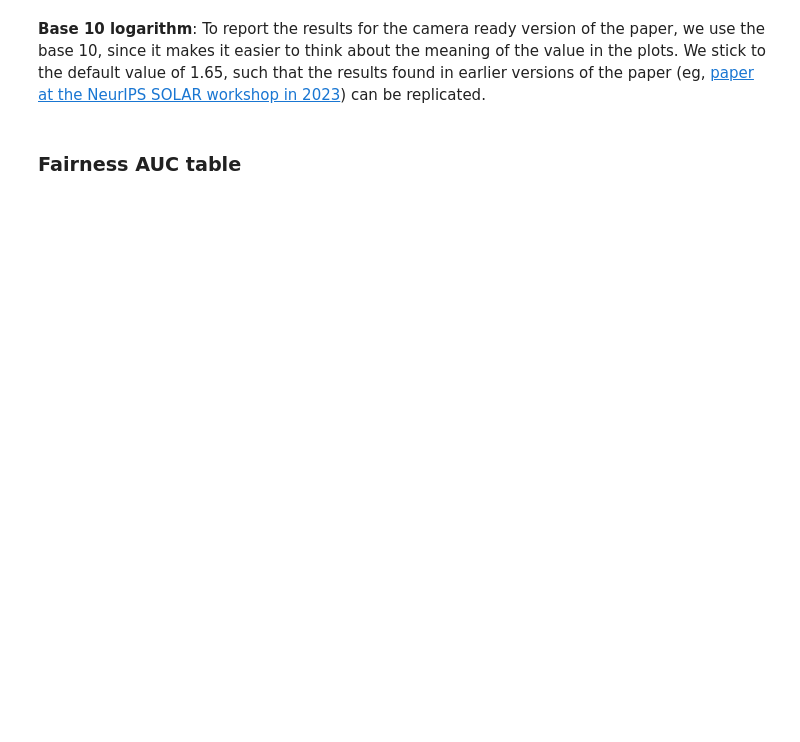
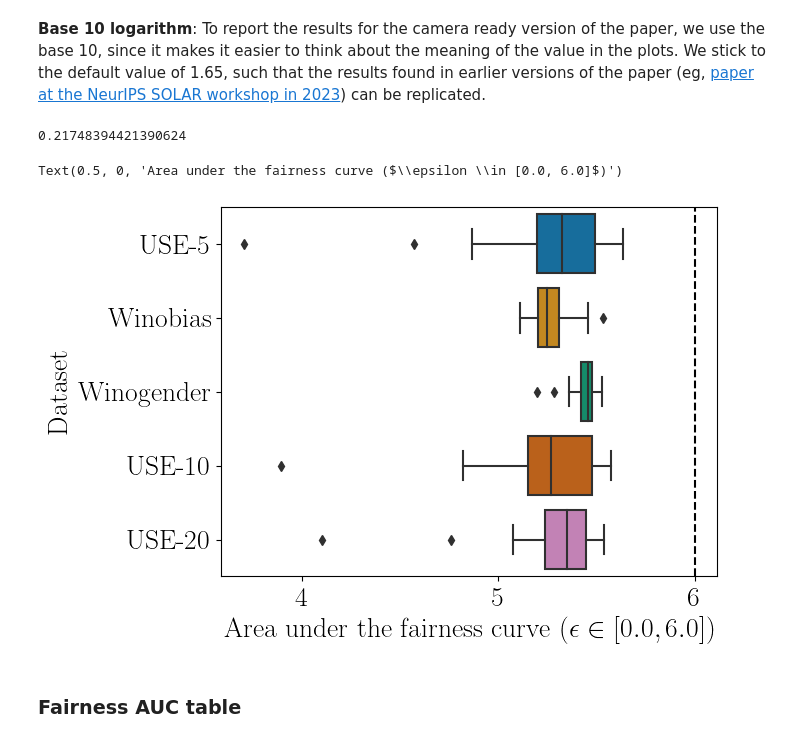
Before and after one commit to PastelBelem8/gender-bias-diagnosis-benchmark, a Jupyter notebook: notebooks/Evaluate__PMI_sentence-level-refactored.ipynb, the cells around one changed output. Saved outputs shown, nothing was run; the diff lists cells and outputs as text; code cells hidden in the pictures; blank space fills up the shorter version.

```diff
--- a/notebooks/Evaluate__PMI_sentence-level-refactored.ipynb
+++ b/notebooks/Evaluate__PMI_sentence-level-refactored.ipynb
@@ -577,8 +631,8 @@ PMIWORDS_PER_TEMPLATES = {}
 
 # Change the PMI_PER_SENTENCES_SPACY with PMI_PER_SENTENCES_NLTK
 # to use NLTK tokenization instead.
-for dataset, pmi_per_sents_values in PMI_PER_SENTENCES_NLTK.items():
-# for dataset, pmi_per_sents_values in PMI_PER_SENTENCES_SPACY.items():
+# for dataset, pmi_per_sents_values in PMI_PER_SENTENCES_NLTK.items():
+for dataset, pmi_per_sents_values in PMI_PER_SENTENCES_SPACY.items():
     pmi_vals, words_per_pmi = pmi_per_sents_values
 
     PMI_PER_TEMPLATES[dataset] = pmi_vals
@@ -659,10 +725,18 @@ else:
 # %%
-data = DATASET_W_CONSTRAINTS["USE-5"].copy()
-data = data[data["model"] == MODELS[0]]
+def get_examples_with_word(
+        data_to_df: Dict[str, pd.DataFrame],
+        dataset: str,
+        word: str,
+        word2pmi: Dict[str, float]=WORD2PMI,
+    ):
+    data = data_to_df[dataset].copy()
 
-word = "common"
+    # Deduplicate the data (we should have the same exact number of examples for every model)
+    model = data.model.unique()[0]
+    data = data[data["model"] == model]
 
-print(WORD2PMI[word])
+    print(f"PMI('{word}'): {word2pmi[word]:.4f}")
+    return data[data["word"] == word].sort_values("max_gender_pmi")[["sentence", "is_natural", "max_gender_pmi"]]
+
 with pd.option_context('display.max_colwidth', None):
-    df = data[data["word"] == word].sort_values("max_gender_pmi")[["sentence", "is_natural", "max_gender_pmi"]]
-    display(df)
+    display(get_examples_with_word(DATASET_W_CONSTRAINTS, "USE-5", "common"))
@@ -768,11 +890,17 @@ save_fig(fig, "lineplot__datasetpct_vs_maxpmi", dpi=100)
 # %% [markdown]
 ## Fairness metrics - Fixed threshold & AUC
 # %%
-FAIRNESS_COL = "FM_logprob"
-_FAIRNESS_THRESHOLD = 1.65
 from sklearn.metrics import auc
 
+# fairness col in natural log space
+FAIRNESS_COL = "FM_logprob"
+
+# probability space threshold
+_FAIRNESS_THRESHOLD = 1.65
+
+
 def use_log_10_base(ln_val: float) -> float:
+    """Transforms natural log into log base 10."""
     return np.log10(np.exp(ln_val))
 
 
@@ -805,6 +933,7 @@ def compute_neutralpct(data: dict, models: List[str], datasets: List[str], epsil
 
         for model in models:
             df_model = df[df["model"] == model].copy()
+
             if use_log10:
                 df_model[f"{col}_base10"] = df[col].apply(use_log10)
                 out, out_auc = compute_neutralpct_auc(df_model, epsilons, f"{col}_base10")
@@ -852,11 +982,16 @@ FAIR_THRESHOLDS, FAIR_AUC = compute_neutralpct(
     FAIRNESS_COL,
     use_log10=use_log_10_base,
 )
+# %% [output]
+0.21748394421390624
 # %%
-sns.boxplot(FAIR_AUC, y="dataset", x="auc") # TODO: Update this plot if needed
+sns.boxplot(FAIR_AUC, y="dataset", x="auc")
 plt.axvline(MAX_AUC, ls="--", color="black", label="max auc")
 plt.ylabel("Dataset")
-plt.xlabel("Area under the fairness curve ($\epsilon_f \in [" + f"{FAIRNESS_EPSILONS[0]}, {FAIRNESS_EPSILONS[-1]}" + "]$)")
+plt.xlabel("Area under the fairness curve ($\epsilon \in [" + f"{FAIRNESS_EPSILONS[0]}, {FAIRNESS_EPSILONS[-1]}" + "]$)")
+# %% [output]
+Text(0.5, 0, 'Area under the fairness curve ($\\epsilon \\in [0.0, 6.0]$)')
+[figure, added]
 # %% [markdown]
 ### Fairness AUC table
 # %%
```
Also changed, not shown: parts of 67 cells of this notebook, 1 other file.
